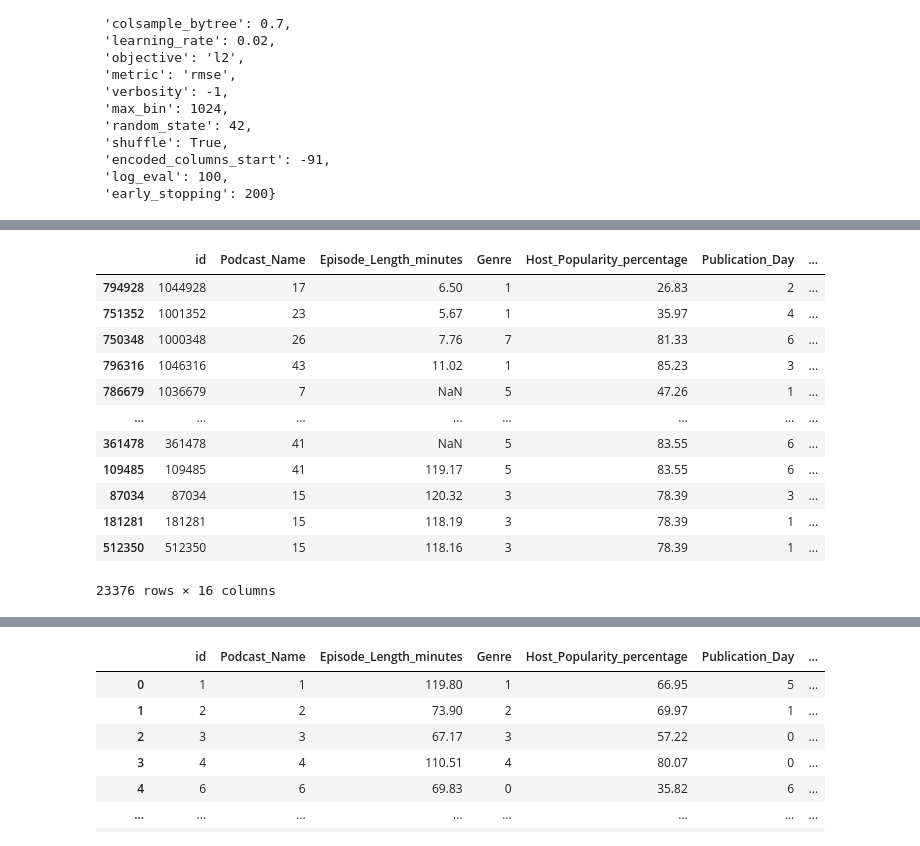
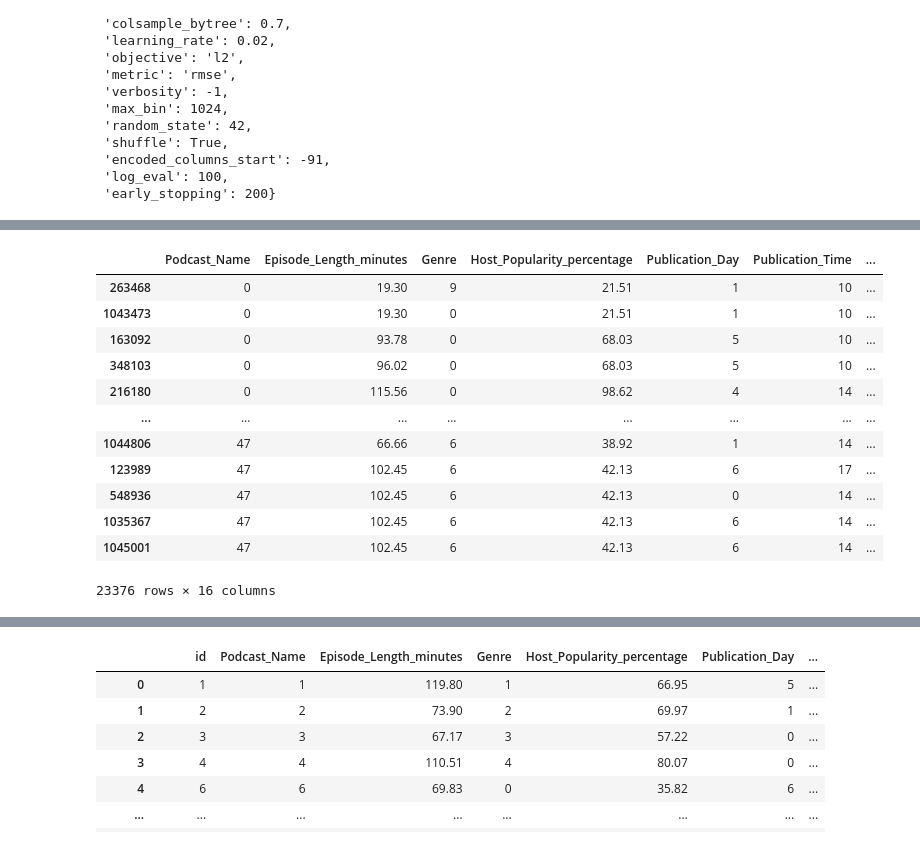
Before and after one commit to masaishi/kaggle-s5e4-6th-solution, a Jupyter notebook: notebooks/eda_001_check_dup.ipynb, the cells around one changed output, grey strips where cells are left out. Drawn from its saved outputs; the diff is of its cells as text; code cells hidden in the pictures.

```diff
--- a/notebooks/eda_001_check_dup.ipynb
+++ b/notebooks/eda_001_check_dup.ipynb
@@ -57,6 +57,7 @@ asdict(cfg)
 from IPython.display import display
 import numpy as np
 import pandas as pd
+
 import warnings
 warnings.filterwarnings('ignore')
 warnings.simplefilter('ignore')
@@ -106,15 +107,17 @@ def preprocess_df(df):
     return df
 
 
-df_train = pd.read_csv(cfg.train_path)
-df_test = pd.read_csv(cfg.test_path)
-df_sub = pd.read_csv(cfg.sub_path)
+df_train = pd.read_csv(cfg.train_path, index_col='id')
+df_test = pd.read_csv(cfg.test_path, index_col='id')
+df_sub = pd.read_csv(cfg.sub_path, index_col='id')
+
 df_pltpd = pd.read_csv(cfg.pltpd_path)
-
 df_pltpd = df_pltpd.dropna(subset=['Listening_Time_minutes'])
 df_pltpd = df_pltpd.reset_index(drop=True)
 df_pltpd.index = df_pltpd.index + 1000000
-df_pltpd['id'] = df_pltpd.index + 1000000
+
+df_train = pd.concat([df_train, df_pltpd], axis=0)
+df_train["id"] = df_train.index
 
 # is_dev_mode = False
 # # is_dev_mode = True
@@ -125,15 +128,12 @@ df_pltpd['id'] = df_pltpd.index + 1000000
 
 df_train = preprocess_df(df_train)
 df_test = preprocess_df(df_test)
-df_pltpd = preprocess_df(df_pltpd)
-
-df_comb = pd.concat([df_train, df_pltpd], axis=0)
-df_comb = df_comb.reset_index(drop=True)
 
 # target_col = "Listening_Time_minutes"
 # y_train = df_train[target_col].copy()
 # df_train = df_train.drop(columns=[target_col])
 
-display(df_comb)
-display(df_comb.describe())
+display(df_train)
+display(df_train.describe())
+display(df_train.isna().sum())
 # %% [output]
@@ -162,21 +179,23 @@ display(df_comb.describe())
 # %%
-df_dup = df_comb.copy()
+cols_to_compare = ['Podcast_Name', 'Episode_Num', 'Host_Popularity_percentage', 'Guest_Popularity_percentage']
+
+df_dup = df_train.copy()
 df_dup = df_dup.dropna(subset=['Guest_Popularity_percentage'])
-df_dup = df_dup[df_dup.duplicated(subset=['Podcast_Name', 'Episode_Num', 'Host_Popularity_percentage', 'Guest_Popularity_percentage'], keep=False)]
+df_dup = df_dup[df_dup.duplicated(subset=cols_to_compare, keep=False)]
 # df_dup = df_dup.sort_values(['Podcast_Name', 'Episode_Num', 'Host_Popularity_percentage', 'Guest_Popularity_percentage'])
-df_dup = df_dup.sort_values(['Listening_Time_minutes'])
+df_dup = df_dup.sort_values(cols_to_compare)
 df_dup
 # %% [output]
-|  | id | Podcast_Name | Episode_Length_minutes | Genre | Host_Popularity_percentage | Publication_Day | ... |
-| 794928 | 1044928 | 17 | 6.50 | 1 | 26.83 | 2 | ... |
-| 751352 | 1001352 | 23 | 5.67 | 1 | 35.97 | 4 | ... |
-| 750348 | 1000348 | 26 | 7.76 | 7 | 81.33 | 6 | ... |
-| 796316 | 1046316 | 43 | 11.02 | 1 | 85.23 | 3 | ... |
-| 786679 | 1036679 | 7 | NaN | 5 | 47.26 | 1 | ... |
+|  | Podcast_Name | Episode_Length_minutes | Genre | Host_Popularity_percentage | Publication_Day | Publication_Time | ... |
+| 263468 | 0 | 19.30 | 9 | 21.51 | 1 | 10 | ... |
+| 1043473 | 0 | 19.30 | 0 | 21.51 | 1 | 10 | ... |
+| 163092 | 0 | 93.78 | 0 | 68.03 | 5 | 10 | ... |
+| 348103 | 0 | 96.02 | 0 | 68.03 | 5 | 10 | ... |
+| 216180 | 0 | 115.56 | 0 | 98.62 | 4 | 14 | ... |
 | ... | ... | ... | ... | ... | ... | ... | ... |
-| 361478 | 361478 | 41 | NaN | 5 | 83.55 | 6 | ... |
-| 109485 | 109485 | 41 | 119.17 | 5 | 83.55 | 6 | ... |
-| 87034 | 87034 | 15 | 120.32 | 3 | 78.39 | 3 | ... |
-| 181281 | 181281 | 15 | 118.19 | 3 | 78.39 | 1 | ... |
-| 512350 | 512350 | 15 | 118.16 | 3 | 78.39 | 1 | ... |
+| 1044806 | 47 | 66.66 | 6 | 38.92 | 1 | 14 | ... |
+| 123989 | 47 | 102.45 | 6 | 42.13 | 6 | 17 | ... |
+| 548936 | 47 | 102.45 | 6 | 42.13 | 0 | 14 | ... |
+| 1035367 | 47 | 102.45 | 6 | 42.13 | 6 | 14 | ... |
+| 1045001 | 47 | 102.45 | 6 | 42.13 | 6 | 14 | ... |
 23376 rows × 16 columns
```
Also changed, not shown: parts of 8 cells of this notebook.
